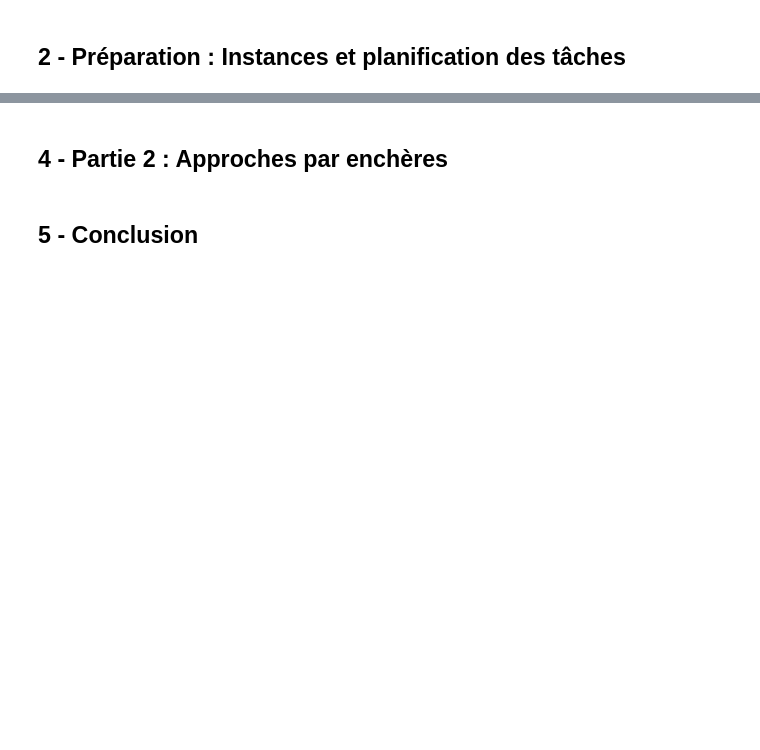
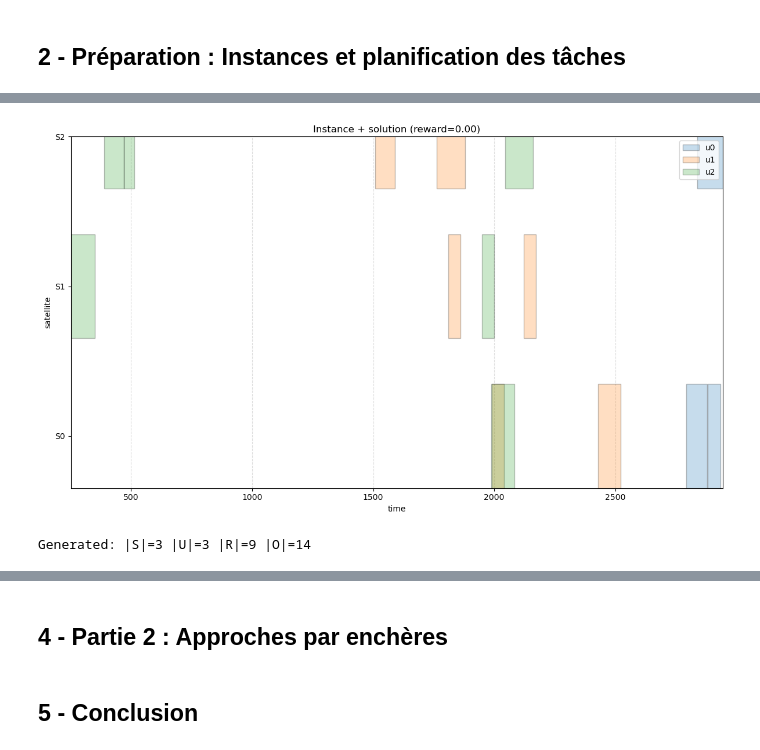
Before and after one commit to Melluchi/COCOMA, a Jupyter notebook: Projet_COCOMA.ipynb, the cells around one changed output, grey strips where cells are left out. Drawn from its saved outputs; the diff is of its cells as text; code cells hidden in the pictures; blank space fills up the shorter version.

```diff
--- a/Projet_COCOMA.ipynb
+++ b/Projet_COCOMA.ipynb
@@ -21,0 +75,5 @@
+# %%
+class Solution :
+    def __init__(self, sol_id : int, M : dict['Observation', float]):
+        self.sol_id = sol_id
+        self.M = M
@@ -21,0 +710,65 @@
+# %%
+# user 0 et satellite 0
+observations_u0 = []
+
+for o in observations :
+    if o.u.u_id == 0 and o.s.s_id == 0:
+        observations_u0.append(o)
+
+solution, reward = generate_solution(observations_u0)
+
+for obs,t in solution.M.items():
+    print("Observation : ", obs, obs.t_start, obs.t_end, obs.reward)
+    print("Time : ", t)
+# %%
+plot_eoscsp_windows(
+    eoscsp_2,
+    plan=solution,
+    title=f"Instance + solution (reward={reward:.2f})",
+    show_exclusives=True,
+    show_labels=False,
+    show_plan_labels=True
+)
+# %% [output]
+[figure, added]
+# %%
+horizon2 = 60.0
+
+# Satellites : même horizon pour tous, capacité kappa pas importante pour le plot
+satellites2 = generate_satellites(
+    nb_satellites=3,
+    horizon=horizon2,
+    kappa_min=100,
+    kappa_max=200
+)
+
+# Users : u0 non exclusif + 2 exclusifs (u1,u2)
+users_no_exclusifs2 = generate_users(1)  # u0
+users_exclusifs2 = generate_users_exclusifs(len(users_no_exclusifs2), satellites, 2)
+
+users2 = users_no_exclusifs2.union(users_exclusifs2)
+
+# Requests : 3 requêtes par user, durées visibles
+requests2 = generate_requests(
+    users=users2,
+    nb_requests_per_user=3,
+    horizon=horizon2,
+    d_min=3.0,
+    d_max=8.0,
+    r_min=5.0,
+    r_max=30.0
+)
+
+# Observations : 2 opportunités par request, fenêtres assez larges pour se chevaucher
+observations2 = generate_observations(
+    satellites=satellites2,
+    users=users2,
+    requests=requests2,
+    opp_per_request=2,
+    obs_window_min=10.0,
+    obs_window_max=20.0
+)
+
+print(f"Generated: |S|={len(satellites2)} |U|={len(users2)} |R|={len(requests2)} |O|={len(observations2)}")
+# %% [output]
+Generated: |S|=3 |U|=3 |R|=9 |O|=14
```
Also changed, not shown: parts of 50 cells of this notebook.
